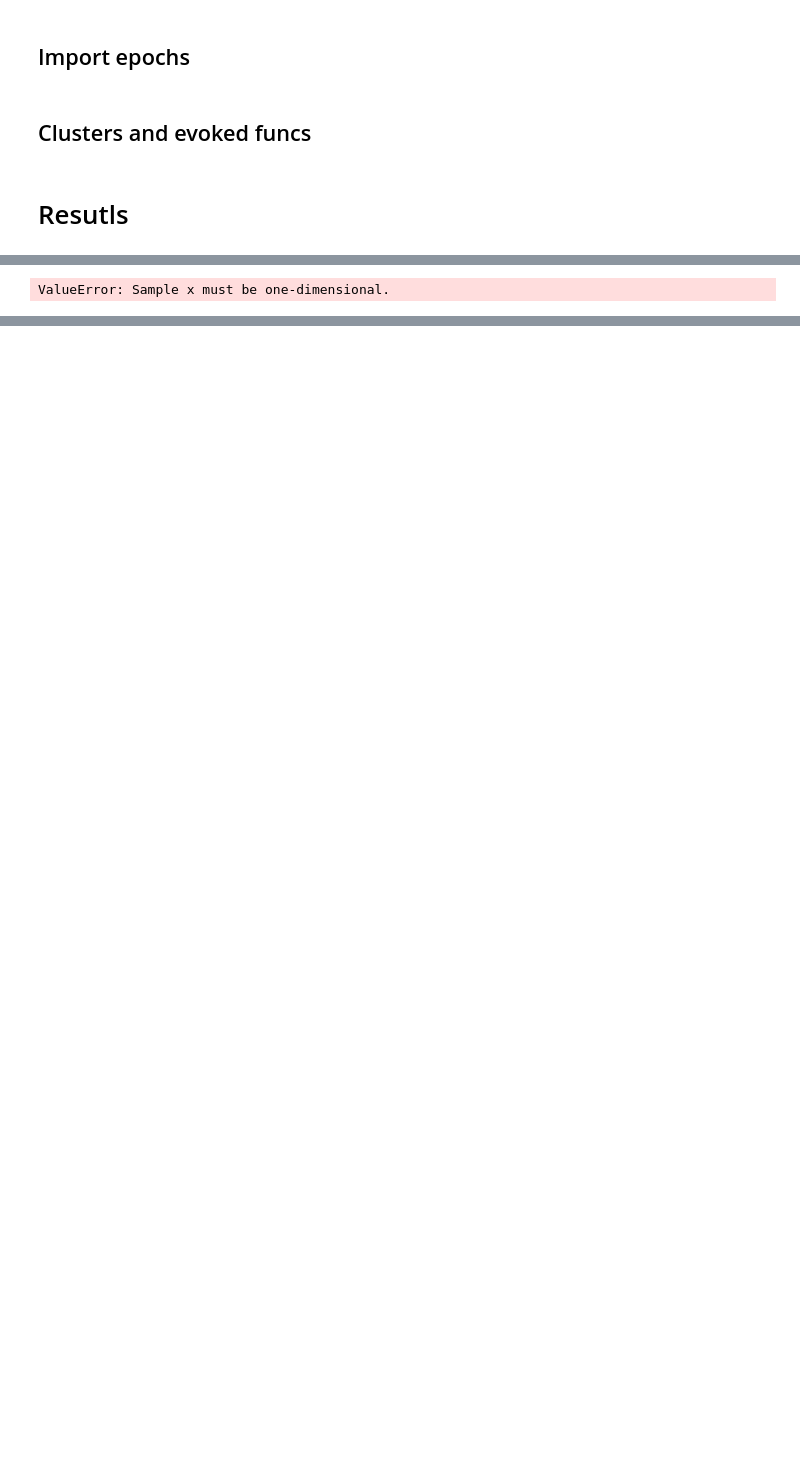
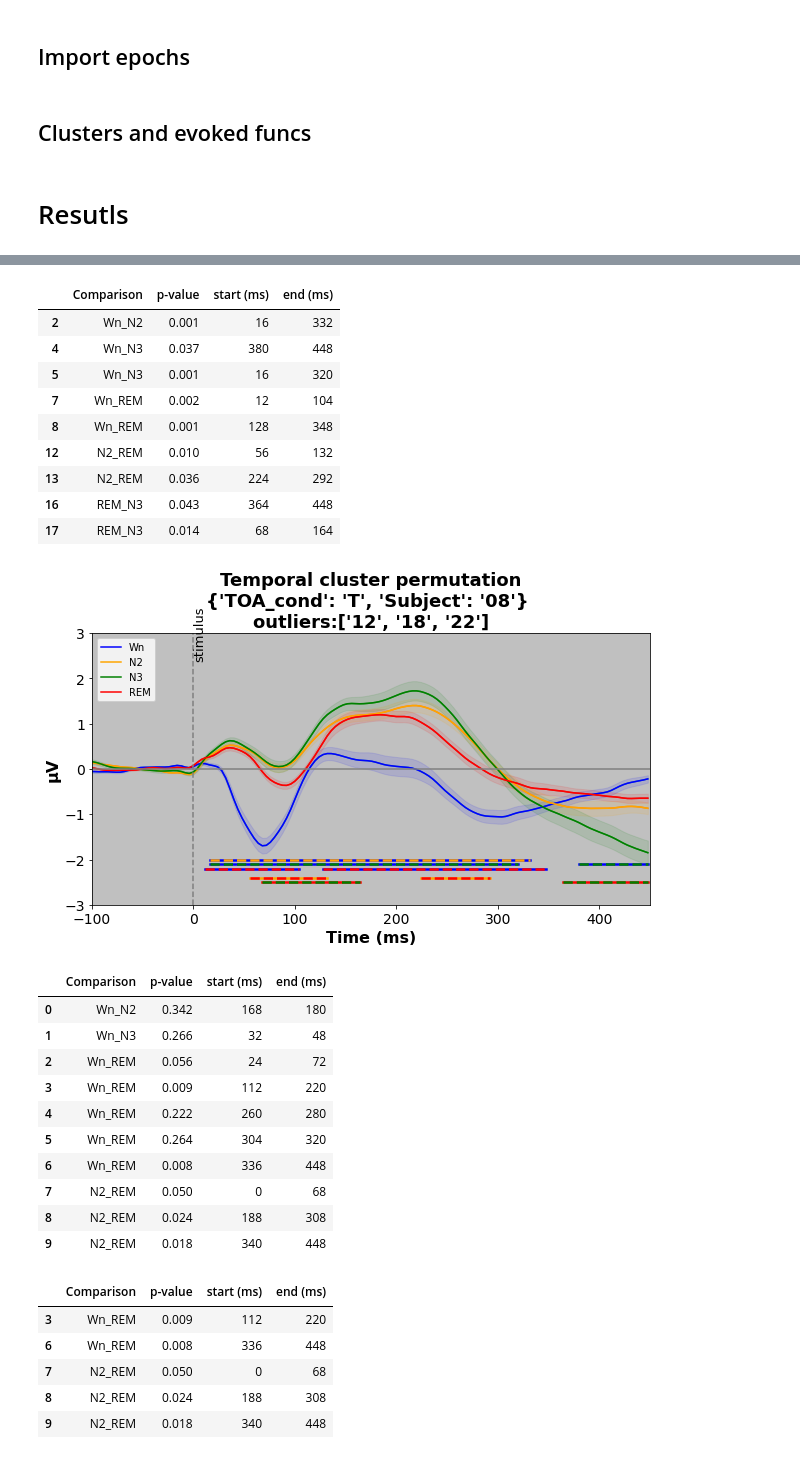
Before and after one commit to YakimS/PE_Omission-Anat, a Jupyter notebook: ClusterPermutation_erp.ipynb, the cells around one changed output, grey strips where cells are left out. Cells and saved outputs as stored; diff of their text form; code cells hidden in the pictures; blank space fills up the shorter version.

```diff
--- a/ClusterPermutation_erp.ipynb
+++ b/ClusterPermutation_erp.ipynb
@@ -245,11 +426,17 @@ contrasts_sep_colors = ['blue', 'orange', 'green', 'red']
 # %%
+contrasts = [['Wn','N2'],['Wn','N3'],['Wn','REM'],['N2','N3'],['N2','REM'],['REM','N3']]
+contrastsColors = [['blue', 'orange'], ['blue', 'green'], ['blue', 'red'], ['orange', 'green'], ['orange', 'red'], ['red', 'green']]
+contrastTypeName = 'Vigilance'
+contrast_seperateVal = ['Wn','N2','N3','REM']
+contrasts_sep_colors = ['blue', 'orange', 'green', 'red']
+
 for TOA_cond in ['T','Rand','Fixed']:
-    filters= {'TOA_cond':TOA_cond}
+    filters= {'TOA_cond':TOA_cond, 'Subject':'08'}
     filters_string = f"{filters}"
 
     ### get df cluster info
     with io.capture_output() as captured: # suppress output
-        cluster_res = getClustersPerConditions(time0_i,contrastTypeName,contrasts,filters,test_per_voxel='ttest')
+        cluster_res = getClustersPerConditions(time0_i,contrastTypeName,contrasts,filters,test_per_voxel='ttest',perSubject=True)
         all_clust_df, sig_clust_df = get_clusters_dfs(contrasts,times[time0_i:],cluster_res)
     display(all_clust_df)
     display(sig_clust_df)
@@ -259,9 +446,8 @@ for TOA_cond in ['T','Rand','Fixed']:
     fig.patch.set_facecolor('xkcd:white')
     ax1 = get_evokedPerCond_ax(ax1, allEvents_df, contrastTypeName, contrast_seperateVal, filters, contrasts_sep_colors)
     get_contrasts_ax(ax1, contrasts, contrastsColors,cluster_res)
-    applyDesign(ax1,f'Temporal cluster permutation\n{filters_string} \noutliers:{cfg["outlier_subs"]}')
+    applyDesign(fig, ax1,f'Temporal cluster permutation\n{filters_string} \noutliers:{cfg["outlier_subs"]}')
 
     plt.savefig(f'{fig_output_dir}/{TOA_cond}_allValidSubs_perVigi_5CentElect_wilcox.png')
     plt.show()
 # %% [output]
-ValueError: Sample x must be one-dimensional.
@@ -267,0 +471,28 @@ ValueError: Sample x must be one-dimensional.
+|  | Comparison | p-value | start (ms) | end (ms) |
+| 2 | Wn_N2 | 0.001 | 16 | 332 |
+| 4 | Wn_N3 | 0.037 | 380 | 448 |
+| 5 | Wn_N3 | 0.001 | 16 | 320 |
+| 7 | Wn_REM | 0.002 | 12 | 104 |
+| 8 | Wn_REM | 0.001 | 128 | 348 |
+| 12 | N2_REM | 0.010 | 56 | 132 |
+| 13 | N2_REM | 0.036 | 224 | 292 |
+| 16 | REM_N3 | 0.043 | 364 | 448 |
+| 17 | REM_N3 | 0.014 | 68 | 164 |
+[figure, added]
+|  | Comparison | p-value | start (ms) | end (ms) |
+| 0 | Wn_N2 | 0.342 | 168 | 180 |
+| 1 | Wn_N3 | 0.266 | 32 | 48 |
+| 2 | Wn_REM | 0.056 | 24 | 72 |
+| 3 | Wn_REM | 0.009 | 112 | 220 |
+| 4 | Wn_REM | 0.222 | 260 | 280 |
+| 5 | Wn_REM | 0.264 | 304 | 320 |
+| 6 | Wn_REM | 0.008 | 336 | 448 |
+| 7 | N2_REM | 0.050 | 0 | 68 |
+| 8 | N2_REM | 0.024 | 188 | 308 |
+| 9 | N2_REM | 0.018 | 340 | 448 |
+|  | Comparison | p-value | start (ms) | end (ms) |
+| 3 | Wn_REM | 0.009 | 112 | 220 |
+| 6 | Wn_REM | 0.008 | 336 | 448 |
+| 7 | N2_REM | 0.050 | 0 | 68 |
+| 8 | N2_REM | 0.024 | 188 | 308 |
+| 9 | N2_REM | 0.018 | 340 | 448 |
```
Also changed, not shown: parts of 9 cells of this notebook, 2 other files.
